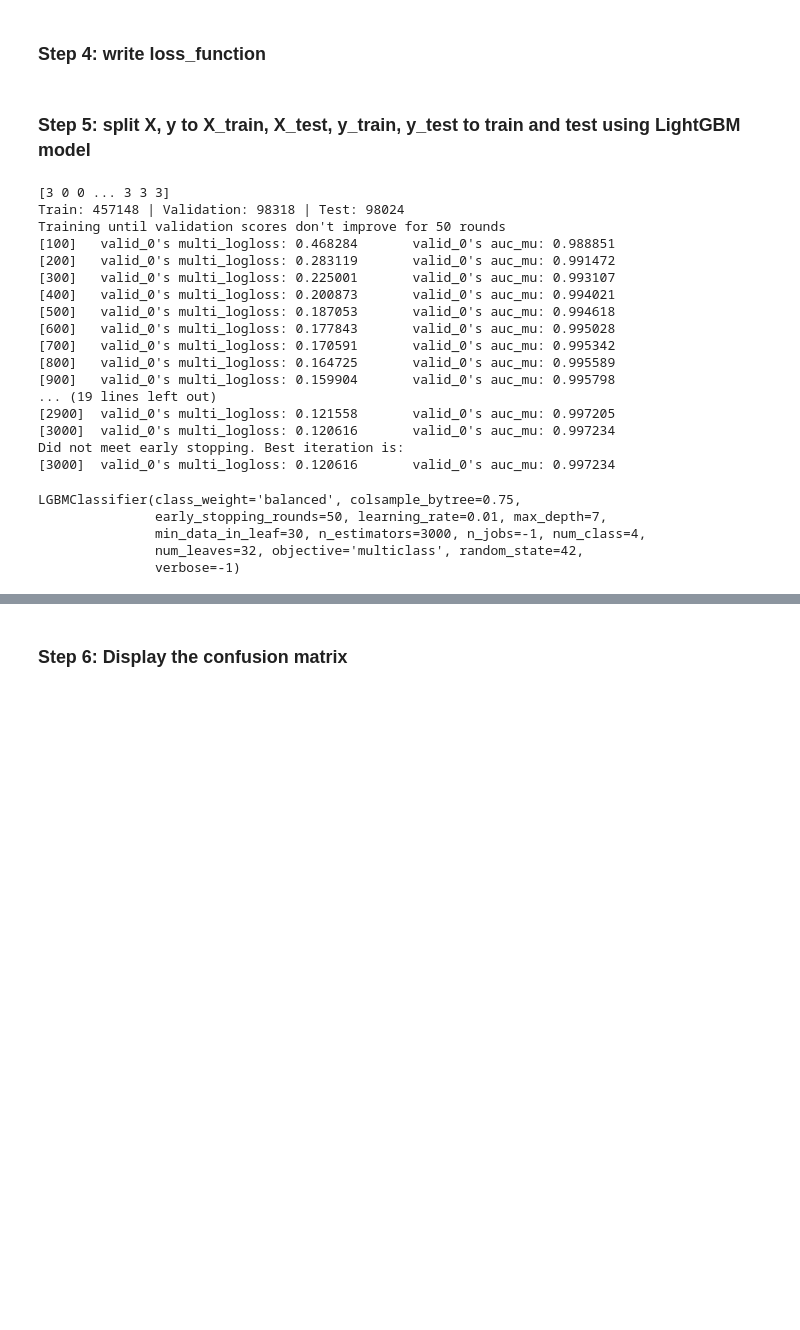
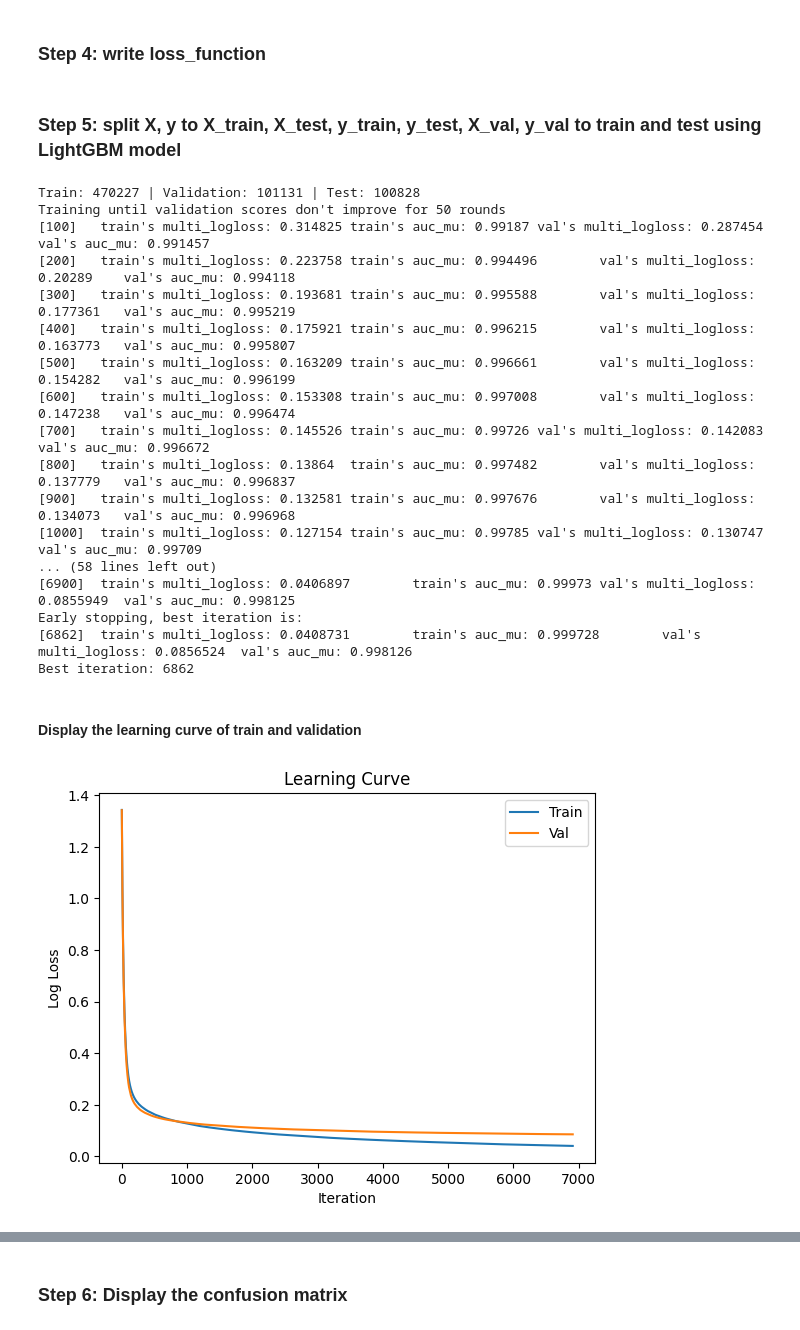
Before and after one commit to ntm8326/URL_analysis, a Jupyter notebook: notebooks/test_model.ipynb, the cells around one changed output, grey strips where cells are left out. Saved outputs shown, nothing was run; the diff lists cells and outputs as text; code cells hidden in the pictures; blank space fills up the shorter version.

```diff
--- a/notebooks/test_model.ipynb
+++ b/notebooks/test_model.ipynb
@@ -84,31 +86,33 @@ def gradient_descent():
 def hessian():
     pass
 # %% [markdown]
-### Step 5: split X, y to X_train, X_test, y_train, y_test to train and test using LightGBM model
+### Step 5: split X, y to X_train, X_test, y_train, y_test, X_val, y_val to train and test using LightGBM model
 # %%
+
+X_temp, X_test, y_temp, y_test = train_test_split(X, y, test_size = 0.15, stratify=y, random_state = 42)
+X_train, X_val, y_train, y_val = train_test_split(X_temp, y_temp, test_size = 0.177, stratify=y_temp, random_state = 42)
+print(f"Train: {len(X_train)} | Validation: {len(X_val)} | Test: {len(X_test)}")
+
 le = LabelEncoder()
-encoded_y = le.fit_transform(y)
-print(encoded_y)
+y_train = le.fit_transform(y_train)
+y_val = le.transform(y_val)
+y_test = le.transform(y_test)
 
-
-X_temp, X_test, y_temp, y_test = train_test_split(X, encoded_y, test_size = 0.15,stratify=encoded_y ,random_state = 42)
-X_train, X_val, y_train, y_val = train_test_split(X_temp, y_temp, test_size = 0.177,stratify=y_temp ,random_state = 42)
-print(f"Train: {len(X_train)} | Validation: {len(X_val)} | Test: {len(X_test)}")
 
 params = {
     'objective' : 'multiclass',
     'class_weight' : 'balanced',
-    'n_estimators' : 3000,
+    'n_estimators' : 8000,
     'num_class' : 4,
     'boosting_type' : 'gbdt',
-    'learning_rate' : 0.01,
+    'learning_rate' : 0.02,
     'verbose' : -1,
     'random_state' : 42,
     'colsample_bytree' : 0.75,
     'max_depth' : 7,
     'num_leaves' : 32,
     'min_data_in_leaf' : 30,
-    'early_stopping_rounds' : 50,
+    'early_stopping_rounds' : 100,
     'n_jobs' : -1
 }
 
@@ -118,33 +122,40 @@ callbacks = [lgb.early_stopping(stopping_rounds=50,verbose=True), lgb.log_evalua
 model_classification.fit(
     X_train,
     y_train,
-    eval_set=[(X_val, y_val)],
+    eval_set=[(X_train, y_train), (X_val, y_val)],
+    eval_names = ['train', 'val'],
     callbacks=callbacks,
     eval_metric=['multi_logloss', 'auc_mu']
 )
+print(f"Best iteration: {model_classification.best_iteration_}")
 # %% [output]
-[3 0 0 ... 3 3 3]
-Train: 457148 | Validation: 98318 | Test: 98024
+Train: 470227 | Validation: 101131 | Test: 100828
 Training until validation scores don't improve for 50 rounds
-[100]   valid_0's multi_logloss: 0.468284       valid_0's auc_mu: 0.988851
-[200]   valid_0's multi_logloss: 0.283119       valid_0's auc_mu: 0.991472
-[300]   valid_0's multi_logloss: 0.225001       valid_0's auc_mu: 0.993107
-[400]   valid_0's multi_logloss: 0.200873       valid_0's auc_mu: 0.994021
-[500]   valid_0's multi_logloss: 0.187053       valid_0's auc_mu: 0.994618
-[600]   valid_0's multi_logloss: 0.177843       valid_0's auc_mu: 0.995028
-[700]   valid_0's multi_logloss: 0.170591       valid_0's auc_mu: 0.995342
-[800]   valid_0's multi_logloss: 0.164725       valid_0's auc_mu: 0.995589
-[900]   valid_0's multi_logloss: 0.159904       valid_0's auc_mu: 0.995798
-... (19 lines left out)
-[2900]  valid_0's multi_logloss: 0.121558       valid_0's auc_mu: 0.997205
-[3000]  valid_0's multi_logloss: 0.120616       valid_0's auc_mu: 0.997234
-Did not meet early stopping. Best iteration is:
-[3000]  valid_0's multi_logloss: 0.120616       valid_0's auc_mu: 0.997234
+[100]   train's multi_logloss: 0.314825 train's auc_mu: 0.99187 val's multi_logloss: 0.287454   val's auc_mu: 0.991457
+[200]   train's multi_logloss: 0.223758 train's auc_mu: 0.994496        val's multi_logloss: 0.20289    val's auc_mu: 0.994118
+[300]   train's multi_logloss: 0.193681 train's auc_mu: 0.995588        val's multi_logloss: 0.177361   val's auc_mu: 0.995219
+[400]   train's multi_logloss: 0.175921 train's auc_mu: 0.996215        val's multi_logloss: 0.163773   val's auc_mu: 0.995807
+[500]   train's multi_logloss: 0.163209 train's auc_mu: 0.996661        val's multi_logloss: 0.154282   val's auc_mu: 0.996199
+[600]   train's multi_logloss: 0.153308 train's auc_mu: 0.997008        val's multi_logloss: 0.147238   val's auc_mu: 0.996474
+[700]   train's multi_logloss: 0.145526 train's auc_mu: 0.99726 val's multi_logloss: 0.142083   val's auc_mu: 0.996672
+[800]   train's multi_logloss: 0.13864  train's auc_mu: 0.997482        val's multi_logloss: 0.137779   val's auc_mu: 0.996837
+[900]   train's multi_logloss: 0.132581 train's auc_mu: 0.997676        val's multi_logloss: 0.134073   val's auc_mu: 0.996968
+[1000]  train's multi_logloss: 0.127154 train's auc_mu: 0.99785 val's multi_logloss: 0.130747   val's auc_mu: 0.99709
+... (58 lines left out)
+[6900]  train's multi_logloss: 0.0406897        train's auc_mu: 0.99973 val's multi_logloss: 0.0855949  val's auc_mu: 0.998125
+Early stopping, best iteration is:
+[6862]  train's multi_logloss: 0.0408731        train's auc_mu: 0.999728        val's multi_logloss: 0.0856524  val's auc_mu: 0.998126
+Best iteration: 6862
-LGBMClassifier(class_weight='balanced', colsample_bytree=0.75,
-               early_stopping_rounds=50, learning_rate=0.01, max_depth=7,
-               min_data_in_leaf=30, n_estimators=3000, n_jobs=-1, num_class=4,
-               num_leaves=32, objective='multiclass', random_state=42,
-               verbose=-1)
+# %% [markdown]
+#### Display the learning curve of train and validation
+# %%
+results = model_classification.evals_result_
+plt.plot(results['train']['multi_logloss'], label='Train')
+plt.plot(results['val']['multi_logloss'],   label='Val')
+plt.xlabel('Iteration'); plt.ylabel('Log Loss')
+plt.legend(); plt.title('Learning Curve'); plt.show()
+# %% [output]
+[figure, added]
 # %%
 y_pred = model_classification.predict_proba(X_test)
 y_pred_classes = np.argmax(y_pred, axis = 1)
```
Also changed, not shown: parts of 8 cells of this notebook, 3 other files.
